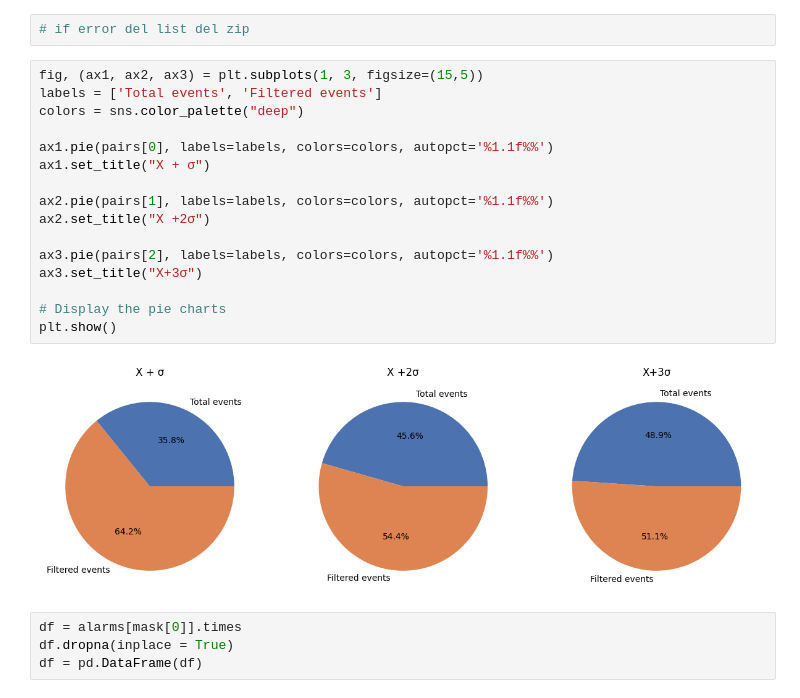
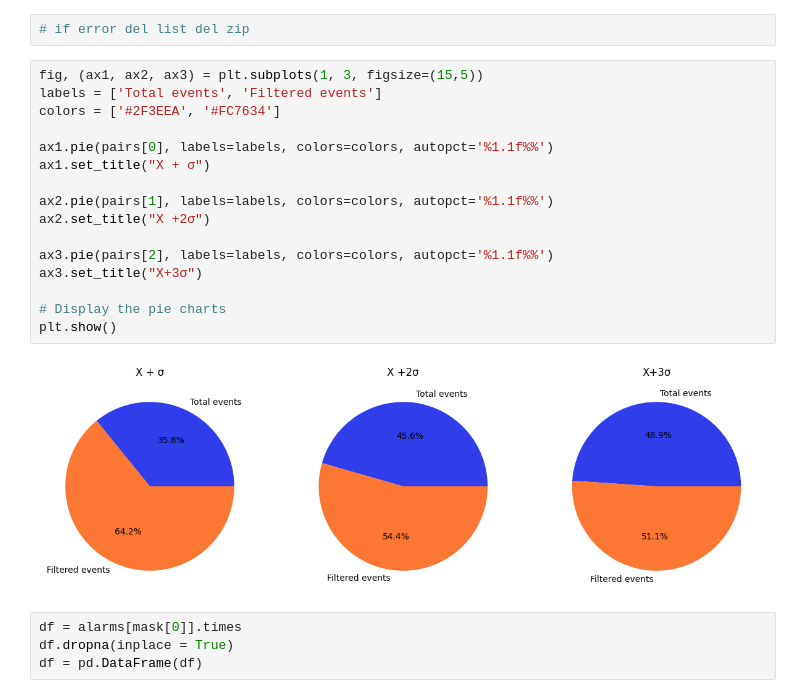
Before and after one commit to manueldelangel/alarm, a Jupyter notebook: data_exploration.ipynb, the cells around one changed output. Saved outputs shown, nothing was run; the diff lists cells and outputs as text.

```diff
--- a/data_exploration.ipynb
+++ b/data_exploration.ipynb
@@ -225,21 +254,21 @@ pairs
 # %%
 fig, (ax1, ax2, ax3) = plt.subplots(1, 3, figsize=(15,5))
 labels = ['Total events', 'Filtered events']
-colors = sns.color_palette("deep")
+colors = ['#2F3EEA', '#FC7634']
 
 ax1.pie(pairs[0], labels=labels, colors=colors, autopct='%1.1f%%')
 ax1.set_title("X + σ")
 
 ax2.pie(pairs[1], labels=labels, colors=colors, autopct='%1.1f%%')
 ax2.set_title("X +2σ")
 
 ax3.pie(pairs[2], labels=labels, colors=colors, autopct='%1.1f%%')
 ax3.set_title("X+3σ")
 
 # Display the pie charts
 plt.show()
 # %% [output]
-[figure, old version]
+[figure, new version]
 # %%
 df = alarms[mask[0]].times
 df.dropna(inplace = True)
```
Also changed, not shown: parts of 15 cells of this notebook, 9 other files.
